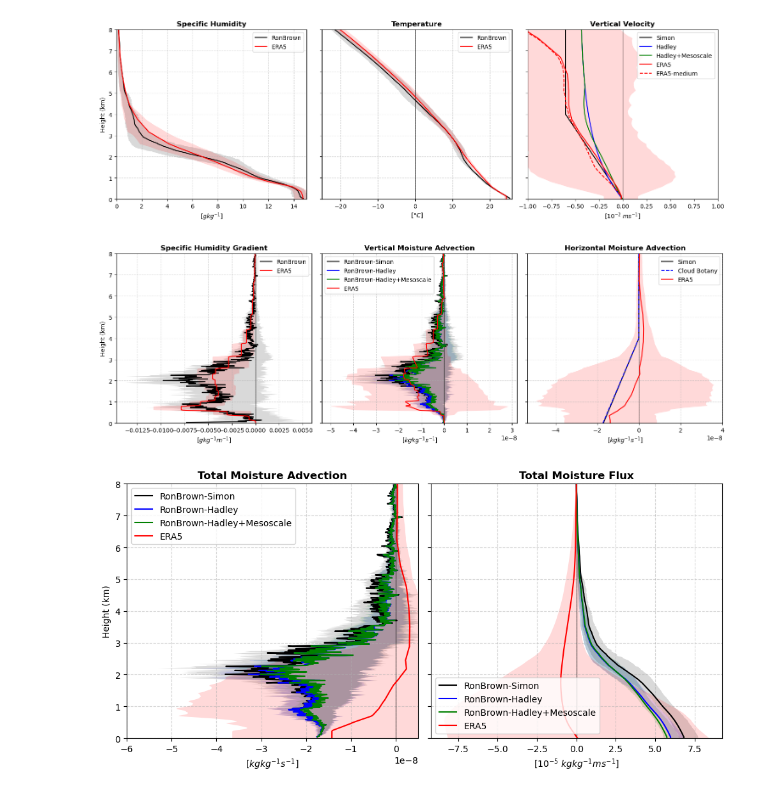
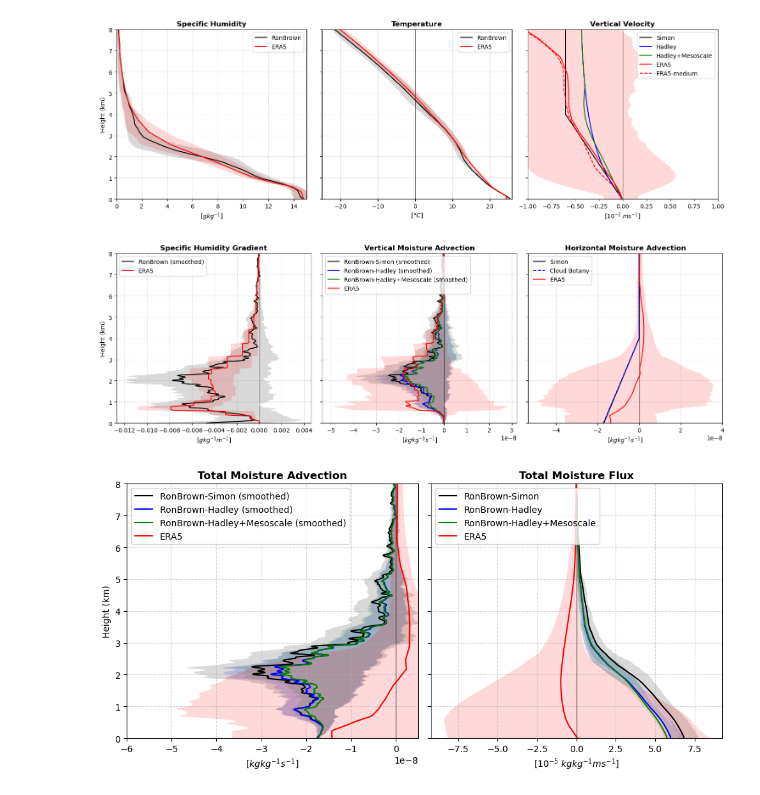
Before and after one commit to deszoeke/trade-cu-model, a Jupyter notebook: src/python/sensitivity_large_scale_terms.ipynb, the cells around one changed output. Saved outputs shown, nothing was run; the diff lists cells and outputs as text; code cells hidden in the pictures.

```diff
--- a/src/python/sensitivity_large_scale_terms.ipynb
+++ b/src/python/sensitivity_large_scale_terms.ipynb
@@ -231,7 +233,8 @@ We obtain environmental mean profiles of specific humidity, temperature, and pre
 #### (1) Data from radiosondes
 # %%
 # Ronald Brown data
-rdir = "/home/huangany/data/KloudatA/ATOMIC/RonBrown"
+# rdir = "/home/huangany/data/KloudatA/ATOMIC/RonBrown"
+rdir = "/ceoas/jenneylab/anyi/ATOMIC/RonBrown"
 
 dsr  = xr.open_dataset(Path(rdir, "RonBrown_radiosondes.nc"))
 # dss  = xr.open_dataset(Path(rdir, "RonBrown_10min_flux.nc"))
@@ -259,7 +262,8 @@ q_rs = dsr.q        # kg/kg
 #### (2) Data from reanalysis
 # %%
 # ERA5
-edir   = "/home/huangany/data/KloudatA/ERA5/1hr/PRS"
+# edir   = "/home/huangany/data/KloudatA/ERA5/1hr/PRS"
+edir   = "/storage/ceoas-datasets/datasets/ERA5/staging/andrea/1hr/PRS"
 
 # qfiles = sorted((Path(edir, "q")).glob("*/*.nc"))
 # tfiles = sorted((Path(edir, "t")).glob("*/*.nc"))
@@ -630,8 +634,10 @@ fig, axs = plt.subplots(1, 3, figsize=(15, 5), sharey=True)
 # -------------------- (1) dqdz --------------------
 ax = axs[0]
 ax.axvline(0, linewidth=1, color='k', alpha=0.5)
-ax.fill_betweenx(z[:-1]/1000, dqdzpt_rs[1, :]*1000, dqdzpt_rs[3, :]*1000, color='k', alpha=0.15, edgecolor='none')
-ax.plot(dqdzm_rs*1000, z[:-1]/1000, 'k-', label='RonBrown')
+# ax.fill_betweenx(z[:-1]/1000, dqdzpt_rs[1, :]*1000, dqdzpt_rs[3, :]*1000, color='k', alpha=0.15, edgecolor='none')
+ax.fill_betweenx(z[:-1]/1000, filt_rfv(dqdzpt_rs[1, :])*1000, filt_rfv(dqdzpt_rs[3, :])*1000, color='k', alpha=0.15, edgecolor='none')
+# ax.plot(dqdzm_rs*1000, z[:-1]/1000, 'k-', label='RonBrown')
+ax.plot(filt_rfv(dqdzm_rs)*1000, z[:-1]/1000, 'k-', label='RonBrown (smoothed)')
 
 ax.fill_betweenx(z[:-1]/1000, dqdzpt_e5z[1, :]*1000, dqdzpt_e5z[3, :]*1000, color='r', alpha=0.15, edgecolor='none')
 ax.plot(dqdzm_e5z*1000, z[:-1]/1000, 'r-', label='ERA5')
@@ -652,13 +658,19 @@ ax.grid(linestyle='--', alpha=0.5)
 # -------------------- (2) Wdq/dz --------------------
 ax = axs[1]
 ax.axvline(0, linewidth=1, color='k', alpha=0.5)
-ax.fill_betweenx(z[:-1]/1000, wdqdzpt_rss[1, :], wdqdzpt_rss[3, :], color='k', alpha=0.15, edgecolor='none')
-ax.plot(wdqdzm_rss, z[:-1]/1000, 'k-', label='RonBrown-Simon')
-ax.fill_betweenx(z[:-1]/1000, wdqdzpt_rs[1, 0, :], wdqdzpt_rs[3, 0, :], color='b', alpha=0.15, edgecolor='none')
-ax.plot(wdqdzm_rs[0, :], z[:-1]/1000, 'b-', label='RonBrown-Hadley')
+# ax.fill_betweenx(z[:-1]/1000, wdqdzpt_rss[1, :], wdqdzpt_rss[3, :], color='k', alpha=0.15, edgecolor='none')
+ax.fill_betweenx(z[:-1]/1000, filt_rfv(wdqdzpt_rss[1, :]), filt_rfv(wdqdzpt_rss[3, :]), color='k', alpha=0.15, edgecolor='none')
+# ax.plot(wdqdzm_rss, z[:-1]/1000, 'k-', label='RonBrown-Simon')
+ax.plot(filt_rfv(wdqdzm_rss), z[:-1]/1000, 'k-', label='RonBrown-Simon (smoothed)')
+# ax.fill_betweenx(z[:-1]/1000, wdqdzpt_rs[1, 0, :], wdqdzpt_rs[3, 0, :], color='b', alpha=0.15, edgecolor='none')
+ax.fill_betweenx(z[:-1]/1000, filt_rfv(wdqdzpt_rs[1, 0, :]), filt_rfv(wdqdzpt_rs[3, 0, :]), color='b', alpha=0.15, edgecolor='none')
+# ax.plot(wdqdzm_rs[0, :], z[:-1]/1000, 'b-', label='RonBrown-Hadley')
+ax.plot(filt_rfv(wdqdzm_rs[0, :]), z[:-1]/1000, 'b-', label='RonBrown-Hadley (smoothed)')
 # ax.plot(wdqdzm_rs[1, :], z[:-1]/1000, 'b--', linewidth=0.8)
-ax.fill_betweenx(z[:-1]/1000, wdqdzpt_rsg[1, 0, :], wdqdzpt_rsg[3, 0, :], color='g', alpha=0.15, edgecolor='none')
-ax.plot(wdqdzm_rsg[0, :], z[:-1]/1000, 'g-', label='RonBrown-Hadley+Mesoscale')
+# ax.fill_betweenx(z[:-1]/1000, wdqdzpt_rsg[1, 0, :], wdqdzpt_rsg[3, 0, :], color='g', alpha=0.15, edgecolor='none')
+ax.fill_betweenx(z[:-1]/1000, filt_rfv(wdqdzpt_rsg[1, 0, :]), filt_rfv(wdqdzpt_rsg[3, 0, :]), color='g', alpha=0.15, edgecolor='none')
+# ax.plot(wdqdzm_rsg[0, :], z[:-1]/1000, 'g-', label='RonBrown-Hadley+Mesoscale')
+ax.plot(filt_rfv(wdqdzm_rsg[0, :]), z[:-1]/1000, 'g-', label='RonBrown-Hadley+Mesoscale (smoothed)')
 # ax.plot(wdqdzm_rsg[1, :], z[:-1]/1000, 'g--', liewidth=0.8)
 
 ax.fill_betweenx(z[:-1]/1000, wdqdzpt_e5z[1, :], wdqdzpt_e5z[3, :], color='r', alpha=0.15, edgecolor='none')
@@ -670,7 +682,7 @@ ax.set_ylim(0, 8)
 
 ax.set_xlabel("[$kg kg^{-1} s^{-1}$]")
 ax.set_title("Vertical Moisture Advection", fontweight='bold')
-ax.legend()
+ax.legend(loc='upper left')
 
 ax.grid(linestyle='--', alpha=0.5)
 
@@ -687,29 +699,35 @@ ax.set_ylim(0, 8)
 
 ax.set_xlabel("[$kg kg^{-1} s^{-1}$]")
 ax.set_title("Horizontal Moisture Advection", fontweight='bold')
-ax.legend()
+ax.legend(loc='upper left')
 
 ax.grid(linestyle='--', alpha=0.5)
 
 plt.tight_layout()
 plt.show()
 # %% [output]
-[figure, old version]
+[figure, new version]
 # %%
 fig, axs = plt.subplots(1, 2, figsize=(10, 5), sharey=True)
 
 # -------------------- (1) LS total --------------------
 ax = axs[0]
 ax.axvline(0, linewidth=1, color='k', alpha=0.5)
-ax.fill_betweenx(z[:-1]/1000, lspt_rss[1, :], lspt_rss[3, :], color='k', alpha=0.15, edgecolor='none')
-ax.plot(lsm_rss, z[:-1]/1000, 'k-', label='RonBrown-Simon')
+# ax.fill_betweenx(z[:-1]/1000, lspt_rss[1, :], lspt_rss[3, :], color='k', alpha=0.15, edgecolor='none')
+ax.fill_betweenx(z[:-1]/1000, filt_rfv(lspt_rss[1, :]), filt_rfv(lspt_rss[3, :]), color='k', alpha=0.15, edgecolor='none')
+# ax.plot(lsm_rss, z[:-1]/1000, 'k-', label='RonBrown-Simon')
+ax.plot(filt_rfv(lsm_rss), z[:-1]/1000, 'k-', label='RonBrown-Simon (smoothed)')
 
-ax.fill_betweenx(z[:-1]/1000, lspt_rs[1, 0, :], lspt_rs[3, 0, :], color='b', alpha=0.15, edgecolor='none')
-ax.plot(lsm_rs[0, :], z[:-1]/1000, 'b-', label='RonBrown-Hadley')
+# ax.fill_betweenx(z[:-1]/1000, lspt_rs[1, 0, :], lspt_rs[3, 0, :], color='b', alpha=0.15, edgecolor='none')
+ax.fill_betweenx(z[:-1]/1000, filt_rfv(lspt_rs[1, 0, :]), filt_rfv(lspt_rs[3, 0, :]), color='b', alpha=0.15, edgecolor='none')
+# ax.plot(lsm_rs[0, :], z[:-1]/1000, 'b-', label='RonBrown-Hadley')
+ax.plot(filt_rfv(lsm_rs[0, :]), z[:-1]/1000, 'b-', label='RonBrown-Hadley (smoothed)')
 # ax.plot(lsm_rs[1, :], z[:-1]/1000, 'b--', linewidth=0.8)
 
-ax.fill_betweenx(z[:-1]/1000, lspt_rsg[1, 0, :], lspt_rsg[3, 0, :], color='g', alpha=0.15, edgecolor='none')
-ax.plot(lsm_rsg[0, :], z[:-1]/1000, 'g-', label='RonBrown-Hadley+Mesoscale')
+# ax.fill_betweenx(z[:-1]/1000, lspt_rsg[1, 0, :], lspt_rsg[3, 0, :], color='g', alpha=0.15, edgecolor='none')
+ax.fill_betweenx(z[:-1]/1000, filt_rfv(lspt_rsg[1, 0, :]), filt_rfv(lspt_rsg[3, 0, :]), color='g', alpha=0.15, edgecolor='none')
+# ax.plot(lsm_rsg[0, :], z[:-1]/1000, 'g-', label='RonBrown-Hadley+Mesoscale')
+ax.plot(filt_rfv(lsm_rsg[0, :]), z[:-1]/1000, 'g-', label='RonBrown-Hadley+Mesoscale (smoothed)')
 # ax.plot(lsm_rsg[1, :], z[:-1]/1000, 'g--', linewidth=0.8)
 
 ax.fill_betweenx(z[:-1]/1000, lspt_e5z[1, :], lspt_e5z[3, :], color='r', alpha=0.15, edgecolor='none')
@@ -730,32 +748,32 @@ ax.grid(linestyle='--', alpha=0.5)
 
 # -------------------- (2) LS cumsum --------------------
 ax = axs[1]
 ax.axvline(0, linewidth=1, color='k', alpha=0.5)
 ax.fill_betweenx(z[:iz8]/1000, Fpt_rss[1, :]*1e5, Fpt_rss[3, :]*1e5, color='k', alpha=0.15, edgecolor='none')
 ax.plot(Fm_rss*1e5, z[:iz8]/1000, 'k-', label='RonBrown-Simon')
 
 ax.fill_betweenx(z[:iz8]/1000, Fpt_rs[1, 0, :]*1e5, Fpt_rs[3, 0, :]*1e5, color='b', alpha=0.15, edgecolor='none')
 ax.plot(Fm_rs[0, :]*1e5, z[:iz8]/1000, 'b-', label='RonBrown-Hadley')
 # ax.plot(Fm_rs[1, :]*1e5, z[:iz8]/1000, 'b--', linewidth=0.8)
 
 ax.fill_betweenx(z[:iz8]/1000, Fpt_rsg[1, 0, :]*1e5, Fpt_rsg[3, 0, :]*1e5, color='g', alpha=0.15, edgecolor='none')
 ax.plot(Fm_rsg[0, :]*1e5, z[:iz8]/1000, 'g-', label='RonBrown-Hadley+Mesoscale')
 # ax.plot(Fm_rsg[1, :]*1e5, z[:iz8]/1000, 'g--', linewidth=0.8)
 
 ax.fill_betweenx(z[:iz8]/1000, Fpt_e5z[1, :]*1e5, Fpt_e5z[3, :]*1e5, color='r', alpha=0.15, edgecolor='none')
 ax.plot(Fm_e5z*1e5, z[:iz8]/1000, 'r-', label='ERA5')
 
 # ax.set_yticks(np.arange(0, 20, 1))
 # ax.set_xlim(-25, 26)
 ax.set_ylim(0, 8)
 
 ax.set_xlabel("[$10^{-5}$ $kg kg^{-1} ms^{-1}$]")
 ax.set_title("Total Moisture Flux", fontweight='bold')
-ax.legend()
+ax.legend(loc='upper left')
 
 ax.grid(linestyle='--', alpha=0.5)
 
 plt.tight_layout()
 plt.show()
 # %% [output]
-[figure, old version]
+[figure, new version]
```
Also changed, not shown: parts of 6 cells of this notebook.
